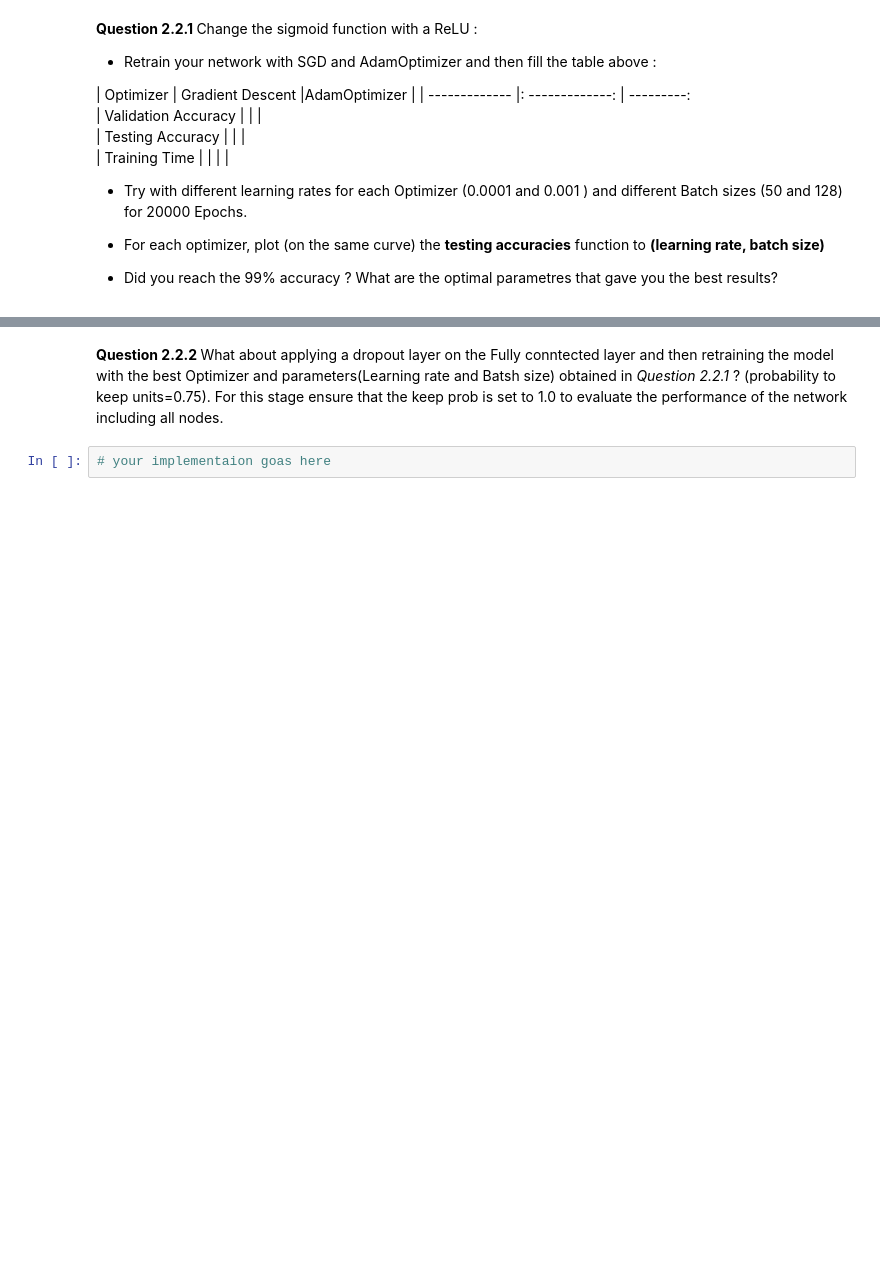
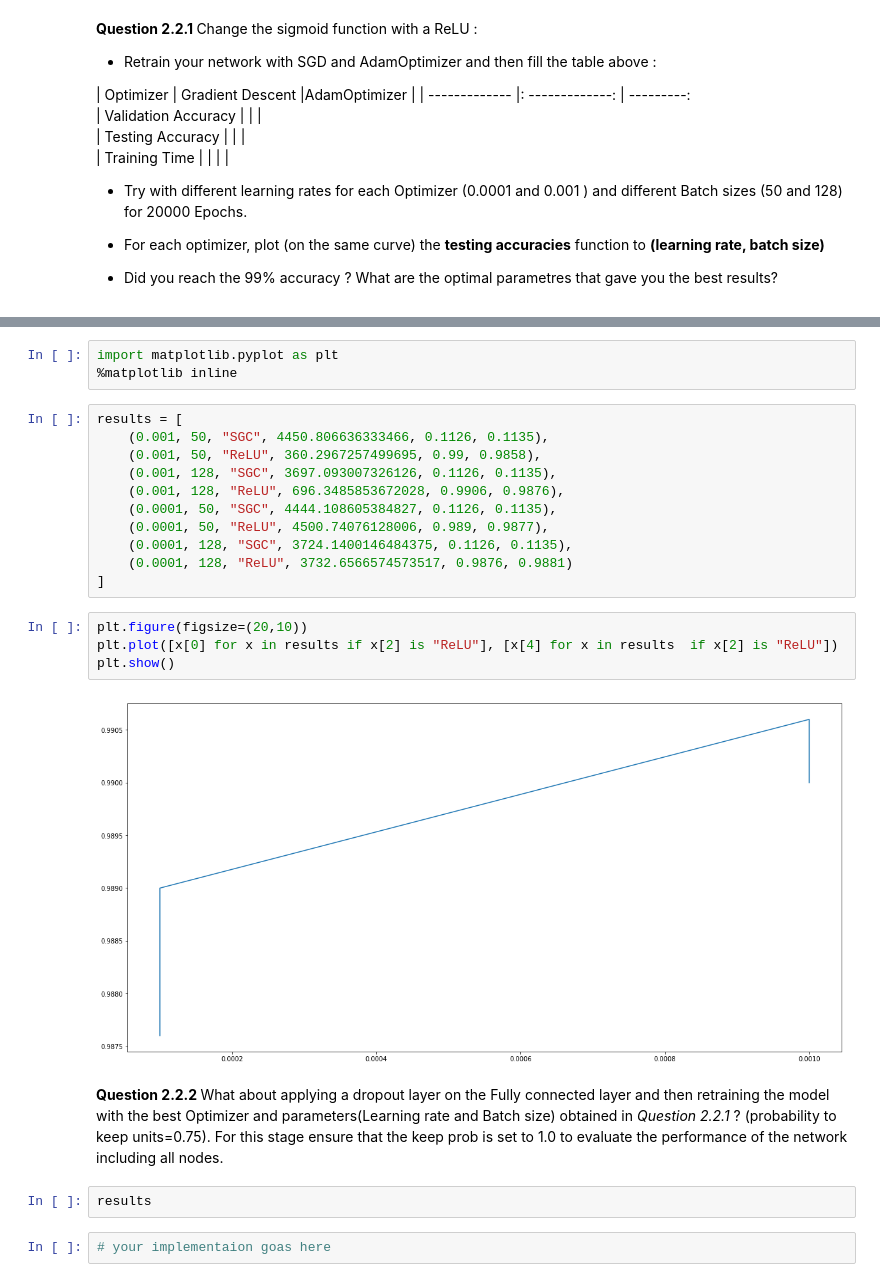
Before and after one commit to MatteoRomiti/DeepLearningLabs, a Jupyter notebook: lab2/TP2-notebook.ipynb, the cells around one changed output, grey strips where cells are left out. Drawn from its saved outputs; the diff is of its cells as text; blank space fills up the shorter version.

Commit message:
add results of trainings

```diff
--- a/lab2/TP2-notebook.ipynb
+++ b/lab2/TP2-notebook.ipynb
@@ -444,6 +467,28 @@ Learning rate: 0.0001 Batch size: 128 optimizer: ReLU
+# %%
+import matplotlib.pyplot as plt
+%matplotlib inline
+# %%
+results = [
+    (0.001, 50, "SGC", 4450.806636333466, 0.1126, 0.1135),
+    (0.001, 50, "ReLU", 360.2967257499695, 0.99, 0.9858),
+    (0.001, 128, "SGC", 3697.093007326126, 0.1126, 0.1135),
+    (0.001, 128, "ReLU", 696.3485853672028, 0.9906, 0.9876),
+    (0.0001, 50, "SGC", 4444.108605384827, 0.1126, 0.1135),
+    (0.0001, 50, "ReLU", 4500.74076128006, 0.989, 0.9877),
+    (0.0001, 128, "SGC", 3724.1400146484375, 0.1126, 0.1135),
+    (0.0001, 128, "ReLU", 3732.6566574573517, 0.9876, 0.9881)
+]
+# %%
+plt.figure(figsize=(20,10))
+plt.plot([x[0] for x in results if x[2] is "ReLU"], [x[4] for x in results  if x[2] is "ReLU"])
+plt.show()
+# %% [output]
+[figure, added]
 # %% [markdown]
-<b> Question 2.2.2 </b>  What about applying a dropout layer on the Fully conntected layer and then retraining the model with the best Optimizer and parameters(Learning rate and Batsh size) obtained in *Question 2.2.1*  ? (probability to keep units=0.75). For this stage ensure that the keep prob is set to 1.0 to evaluate the
+<b> Question 2.2.2 </b>  What about applying a dropout layer on the Fully connected layer and then retraining the model with the best Optimizer and parameters(Learning rate and Batch size) obtained in *Question 2.2.1*  ? (probability to keep units=0.75). For this stage ensure that the keep prob is set to 1.0 to evaluate the
 performance of the network including all nodes.
+# %%
+results
 # %%
 # your implementaion goas here
 # %%
```
Also changed, not shown: parts of 6 cells of this notebook.
